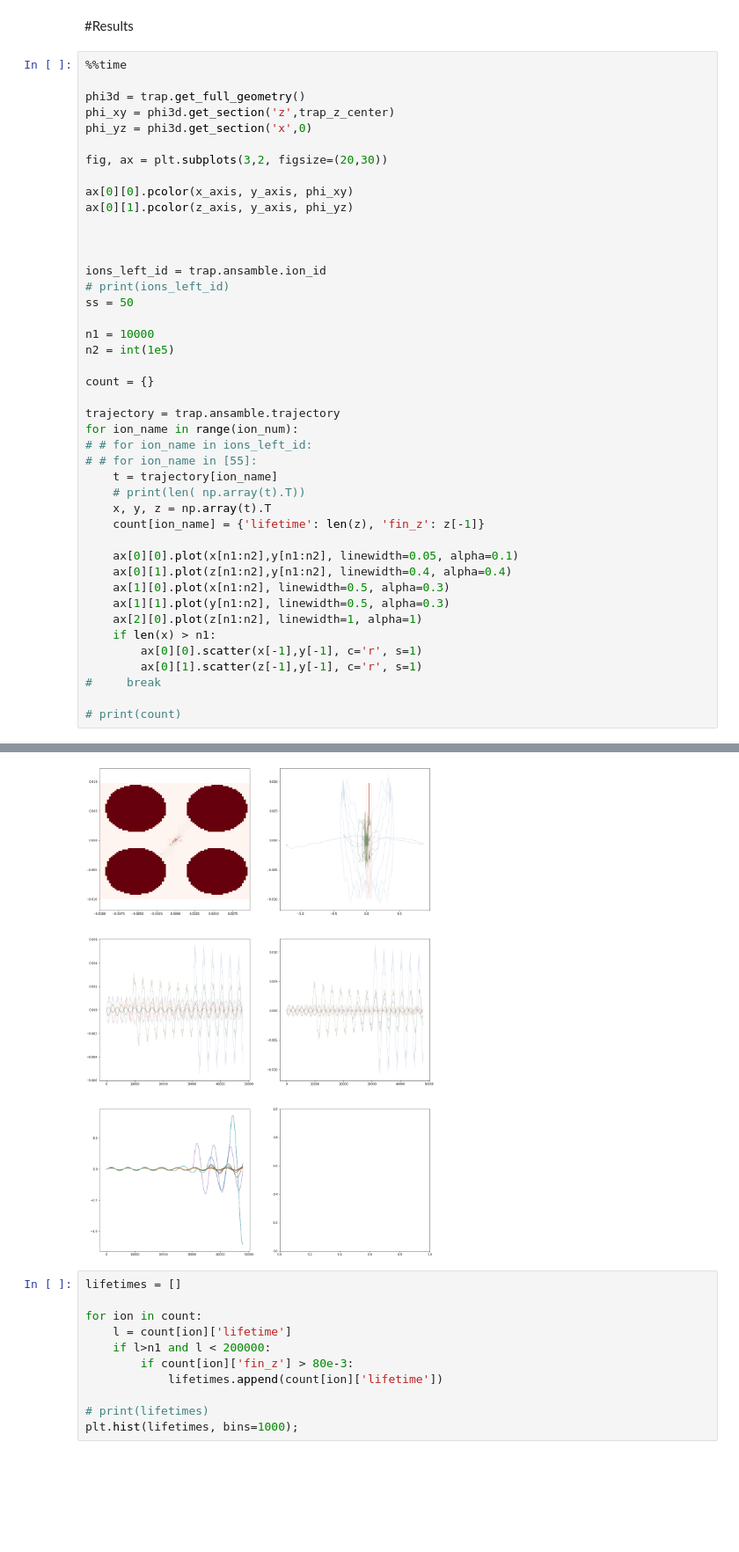
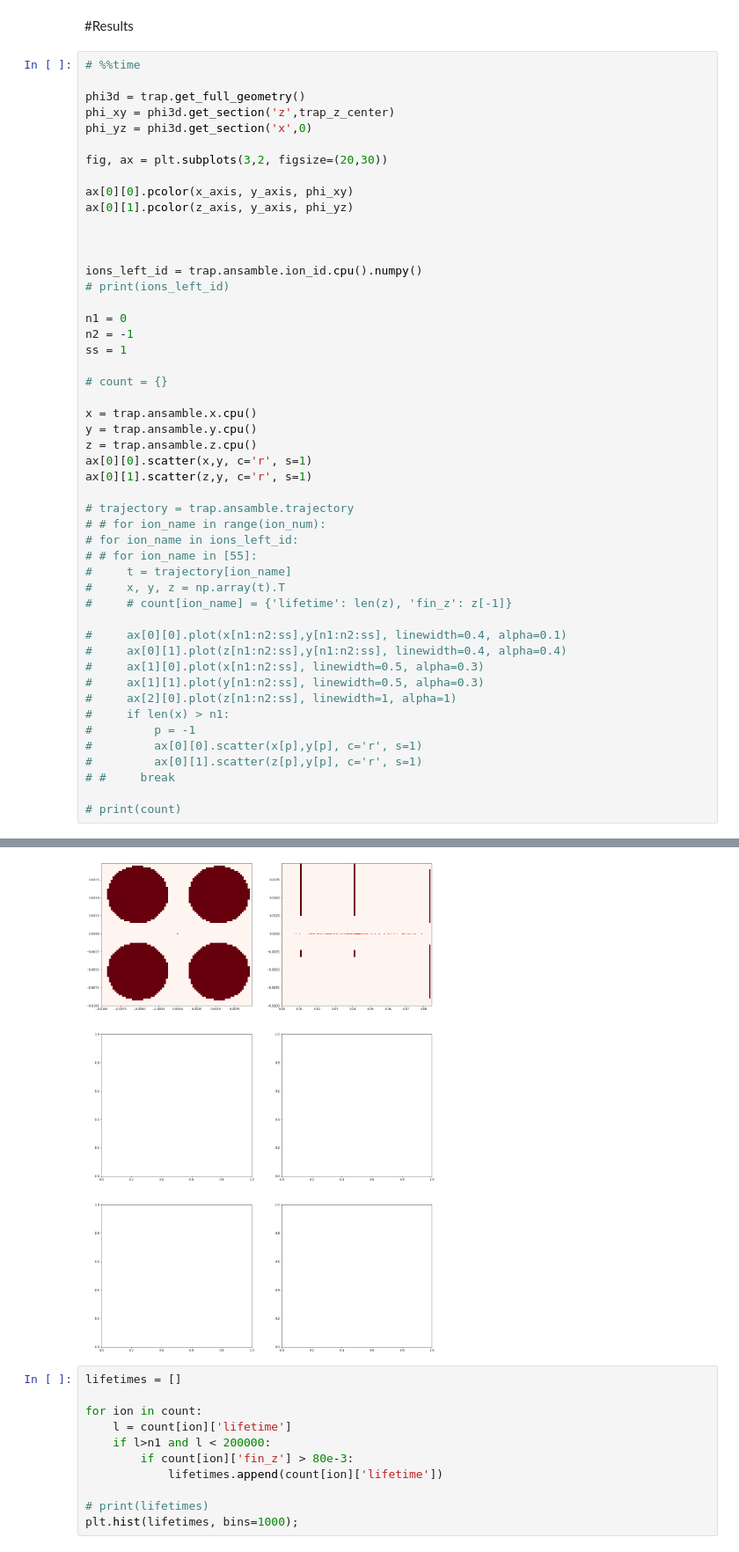
Before and after one commit to 481516/Trap_sim, a Jupyter notebook: Trap_simulation_structured.ipynb, the cells around one changed output, grey strips where cells are left out. Shown at 88% size. Saved outputs shown, nothing was run; the diff lists cells and outputs as text; blank space fills up the shorter version.

Commit message:
rewriten Ansamble class to use cuda through pytorch

```diff
--- a/Trap_simulation_structured.ipynb
+++ b/Trap_simulation_structured.ipynb
@@ -982,7 +987,7 @@ KeyboardInterrupt: ignored
 # %% [markdown]
 #Results
 # %%
-%%time
+# %%time
 
 phi3d = trap.get_full_geometry()
 phi_xy = phi3d.get_section('z',trap_z_center)
@@ -995,33 +1000,39 @@ ax[0][1].pcolor(z_axis, y_axis, phi_yz)
 
 
 
-ions_left_id = trap.ansamble.ion_id
+ions_left_id = trap.ansamble.ion_id.cpu().numpy()
 # print(ions_left_id)
-ss = 50
 
-n1 = 10000
-n2 = int(1e5)
+n1 = 0
+n2 = -1
+ss = 1
 
-count = {}
+# count = {}
 
-trajectory = trap.ansamble.trajectory
-for ion_name in range(ion_num):
-# # for ion_name in ions_left_id:
+x = trap.ansamble.x.cpu()
+y = trap.ansamble.y.cpu()
+z = trap.ansamble.z.cpu()
+ax[0][0].scatter(x,y, c='r', s=1)
+ax[0][1].scatter(z,y, c='r', s=1)
+
+# trajectory = trap.ansamble.trajectory
+# # for ion_name in range(ion_num):
+# for ion_name in ions_left_id:
 # # for ion_name in [55]:
-    t = trajectory[ion_name]
-    # print(len( np.array(t).T))
-    x, y, z = np.array(t).T
-    count[ion_name] = {'lifetime': len(z), 'fin_z': z[-1]}
+#     t = trajectory[ion_name]
+#     x, y, z = np.array(t).T
+#     # count[ion_name] = {'lifetime': len(z), 'fin_z': z[-1]}
 
-    ax[0][0].plot(x[n1:n2],y[n1:n2], linewidth=0.05, alpha=0.1)
-    ax[0][1].plot(z[n1:n2],y[n1:n2], linewidth=0.4, alpha=0.4)
-    ax[1][0].plot(x[n1:n2], linewidth=0.5, alpha=0.3)
-    ax[1][1].plot(y[n1:n2], linewidth=0.5, alpha=0.3)
-    ax[2][0].plot(z[n1:n2], linewidth=1, alpha=1)
-    if len(x) > n1:
-        ax[0][0].scatter(x[-1],y[-1], c='r', s=1)
-        ax[0][1].scatter(z[-1],y[-1], c='r', s=1)
-#     break
+#     ax[0][0].plot(x[n1:n2:ss],y[n1:n2:ss], linewidth=0.4, alpha=0.1)
+#     ax[0][1].plot(z[n1:n2:ss],y[n1:n2:ss], linewidth=0.4, alpha=0.4)
+#     ax[1][0].plot(x[n1:n2:ss], linewidth=0.5, alpha=0.3)
+#     ax[1][1].plot(y[n1:n2:ss], linewidth=0.5, alpha=0.3)
+#     ax[2][0].plot(z[n1:n2:ss], linewidth=1, alpha=1)
+#     if len(x) > n1:
+#         p = -1
+#         ax[0][0].scatter(x[p],y[p], c='r', s=1)
+#         ax[0][1].scatter(z[p],y[p], c='r', s=1)
+# #     break
 
 # print(count)
 # %% [output]
@@ -1030,4 +1040,4 @@ Wall time: 2.59 s
-[figure, old version]
+[figure, new version]
 # %%
 lifetimes = []
 
```
Also changed, not shown: parts of 19 cells of this notebook.
